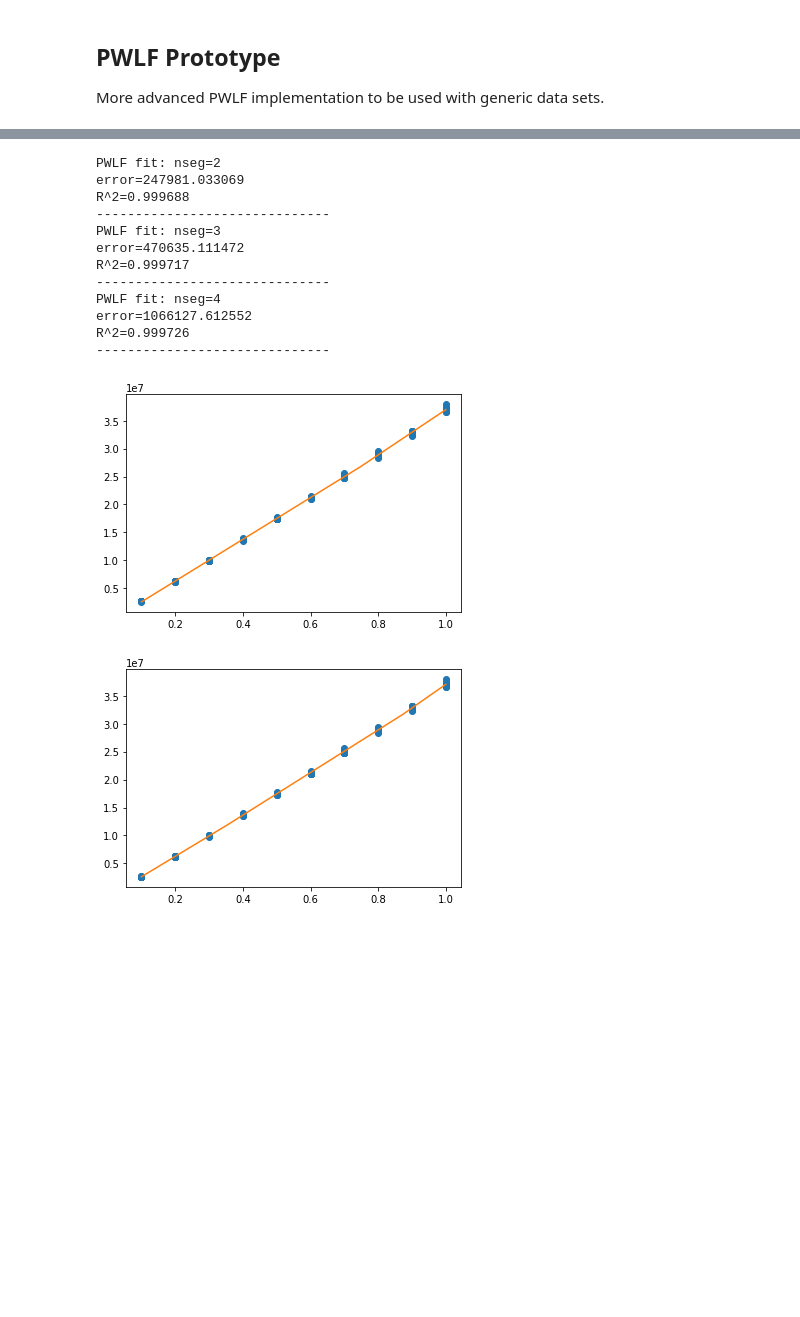
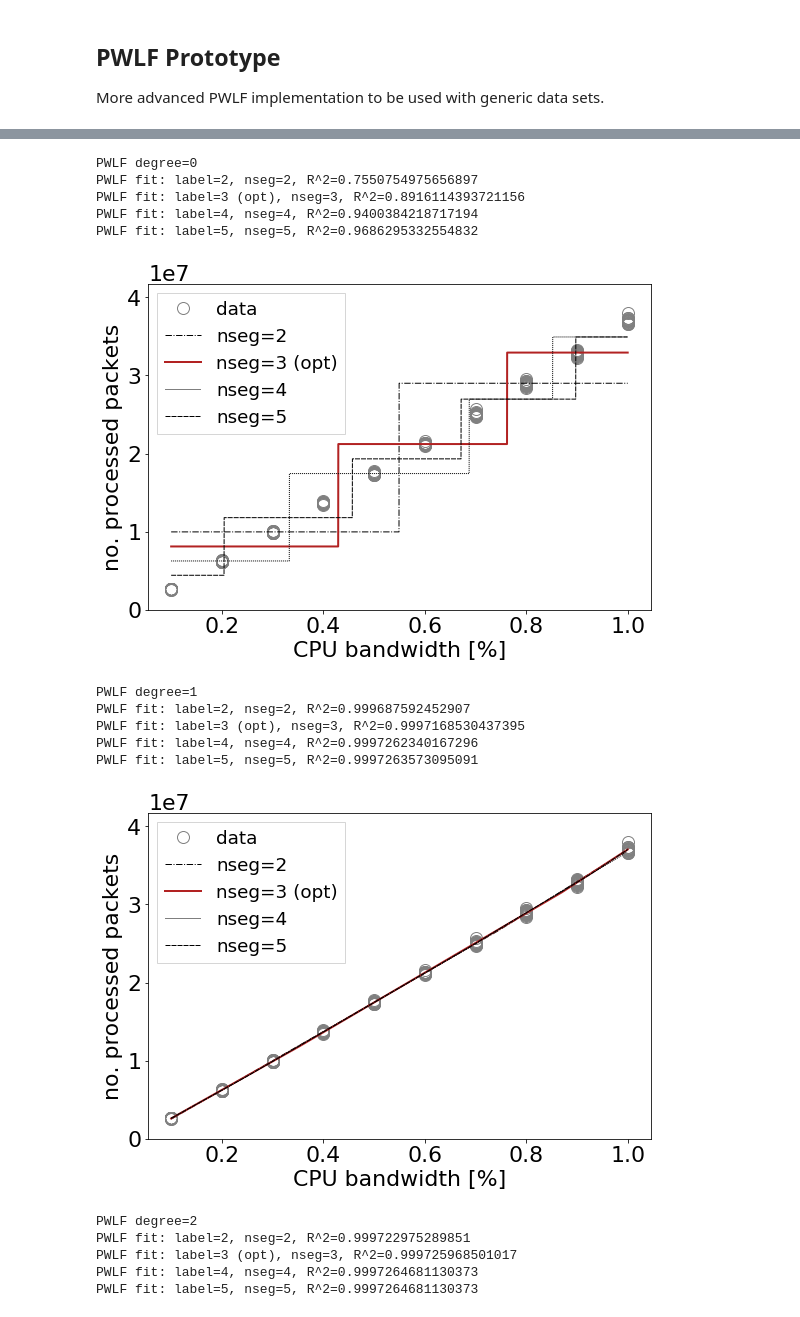
Before and after one commit to sndzoo/analysis, a Jupyter notebook: piecewise_linear_approx_analysis.ipynb, the cells around one changed output, grey strips where cells are left out. Cells and saved outputs as stored; diff of their text form; code cells hidden in the pictures; blank space fills up the shorter version.

Commit message:
Styled the plots
Signed-off-by: peusterm <manuel.peuster@uni-paderborn.de>

```diff
--- a/piecewise_linear_approx_analysis.ipynb
+++ b/piecewise_linear_approx_analysis.ipynb
@@ -359,9 +359,25 @@ def plot_pwlf(data, x_col, y_col, ax=None, nseg=3, degree=1, points=True, pointa
     xHat = np.linspace(min(x), max(x), num=10000)
     yHat = f.predict(xHat)
     if points:
-        ax.plot(x, y, 'o', **pointargs)
+        ax.plot(x, y, 'o', color="grey", fillstyle='none', **pointargs)
     ax.plot(xHat, yHat, **lineargs)
     return x, y, f
+# %%
+def get_lstyle(label):
+    if "(opt)" in label:
+        # special case
+        return {"color": "firebrick", "ls": 'solid', "lw": 2.0}
+    # normal case
+    styles = [
+        ('dotted', 'dotted'),
+        ('dashed', 'dashed'),
+        ('dashdot', 'dashdot'),
+        ('dashdotdotted',         (0, (3, 5, 1, 5, 1, 5))),
+        ('densely dotted',        (0, (1, 1))),
+        ('densely dashed',        (0, (5, 1))),
+        ('densely dashdotdotted', (0, (3, 1, 1, 1, 1, 1)))]
+    l = int(label.replace("(opt)", "").strip())
+    return {"color": "black", "ls": styles[l][1], "lw": 1.0}
 # %%
 def select(data, sel_dict):
     """
@@ -388,7 +404,7 @@ def analyse_simple(data, x_col, y_col):
         print("R^2={0:.6f}".format(f.r_squared()))
         print("---"*10)
 # %%
-def analyse_fits(data, x_col, y_col):
+def analyse_fits(data, x_col, y_col, name="unnamed", x_label="x-axis", y_label="y-axis"):
     """
     - Shows fit with multiple lines (1-n segments + opt. segment (solid, bold)) in a single plot
     - Creates multiple plots for different degrees
@@ -397,25 +413,31 @@ def analyse_fits(data, x_col, y_col):
     # TODO compute optimal number of segments (and add/mark it in the segments dict)
     # define parameters to plot
     segments = {"2": 2, "3 (opt)": 3, "4": 4, "5": 5}
-    degrees = [0, 1, 2]
+    degrees = [0, 1, 2, 3]
 
     # iterate over different degrees (one plot per degree)
     for deg in degrees:
         print("PWLF degree={}".format(deg))
         # create figure
-        fig, ax = plt.subplots()
+        fig, ax = plt.subplots(1, 1, figsize=(9, 6))
+        matplotlib.rcParams.update({'font.size': 22})
         # analyse for different no. segments
         for label, nseg in segments.items():
+            lineargs = {"label": "nseg={}".format(label)}
+            lineargs.update(get_lstyle(label))
+            # plot
             x, y, f = plot_pwlf(data, x_col, y_col, ax=ax, nseg=nseg, degree=deg,
                                 points=(nseg==2),  # ensure points are only plotted once
-                                pointargs={"label": "data"},
-                                lineargs={"label": label}
+                                pointargs={"label": "data", "markersize": 12},
+                                lineargs=lineargs
                                )
             print("PWLF fit: label={}, nseg={}, R^2={}".format(label, nseg, f.r_squared()))
         # finalize plot
         ax.set_ylim(min(0.0, min(y)), np.max(y)*1.1)
-        ax.legend()
-        plt.savefig("plots/analysis_fits_deg-{}.pdf".format(deg), dpi=300)
+        ax.set_xlabel(x_label)
+        ax.set_ylabel(y_label)
+        ax.legend(fancybox=False, shadow=False, fontsize="small")
+        plt.savefig("plots/analysis_fits_deg-{}_{}_{}_{}.pdf".format(deg, x_col, y_col, name), dpi=300, bbox_inches="tight")
         plt.show()
         plt.close()
 # %%
@@ -470,18 +507,21 @@ R^2=0.996335
 # %%
 d = select(dfs[2].copy(), {"flow_size": 0, "ruleset": 0, "memory": 256})
-analyse_simple(d, "cpu_bw", "ids_pkts")
+analyse_fits(d, "cpu_bw", "ids_pkts", name="ds-sec03", x_label="CPU bandwidth [%]", y_label="no. processed packets")
 # %% [output]
-PWLF fit: nseg=2
-error=247981.033069
-R^2=0.999688
-------------------------------
-PWLF fit: nseg=3
-error=470635.111472
-R^2=0.999717
-------------------------------
-PWLF fit: nseg=4
-error=1066127.612552
-R^2=0.999726
-------------------------------
+PWLF degree=0
+PWLF fit: label=2, nseg=2, R^2=0.7550754975656897
+PWLF fit: label=3 (opt), nseg=3, R^2=0.8916114393721156
+PWLF fit: label=4, nseg=4, R^2=0.9400384218717194
+PWLF fit: label=5, nseg=5, R^2=0.9686295332554832
-[figure, old version]
+[figure, new version]
+PWLF degree=1
+PWLF fit: label=2, nseg=2, R^2=0.999687592452907
+PWLF fit: label=3 (opt), nseg=3, R^2=0.9997168530437395
+PWLF fit: label=4, nseg=4, R^2=0.9997262340167296
+PWLF fit: label=5, nseg=5, R^2=0.9997263573095091
-[figure, old version]
+[figure, new version]
+PWLF degree=2
+PWLF fit: label=2, nseg=2, R^2=0.999722975289851
+PWLF fit: label=3 (opt), nseg=3, R^2=0.999725968501017
+PWLF fit: label=4, nseg=4, R^2=0.9997264681130373
+PWLF fit: label=5, nseg=5, R^2=0.9997264681130373
```
Also changed, not shown: parts of 5 cells of this notebook, 15 other files.
